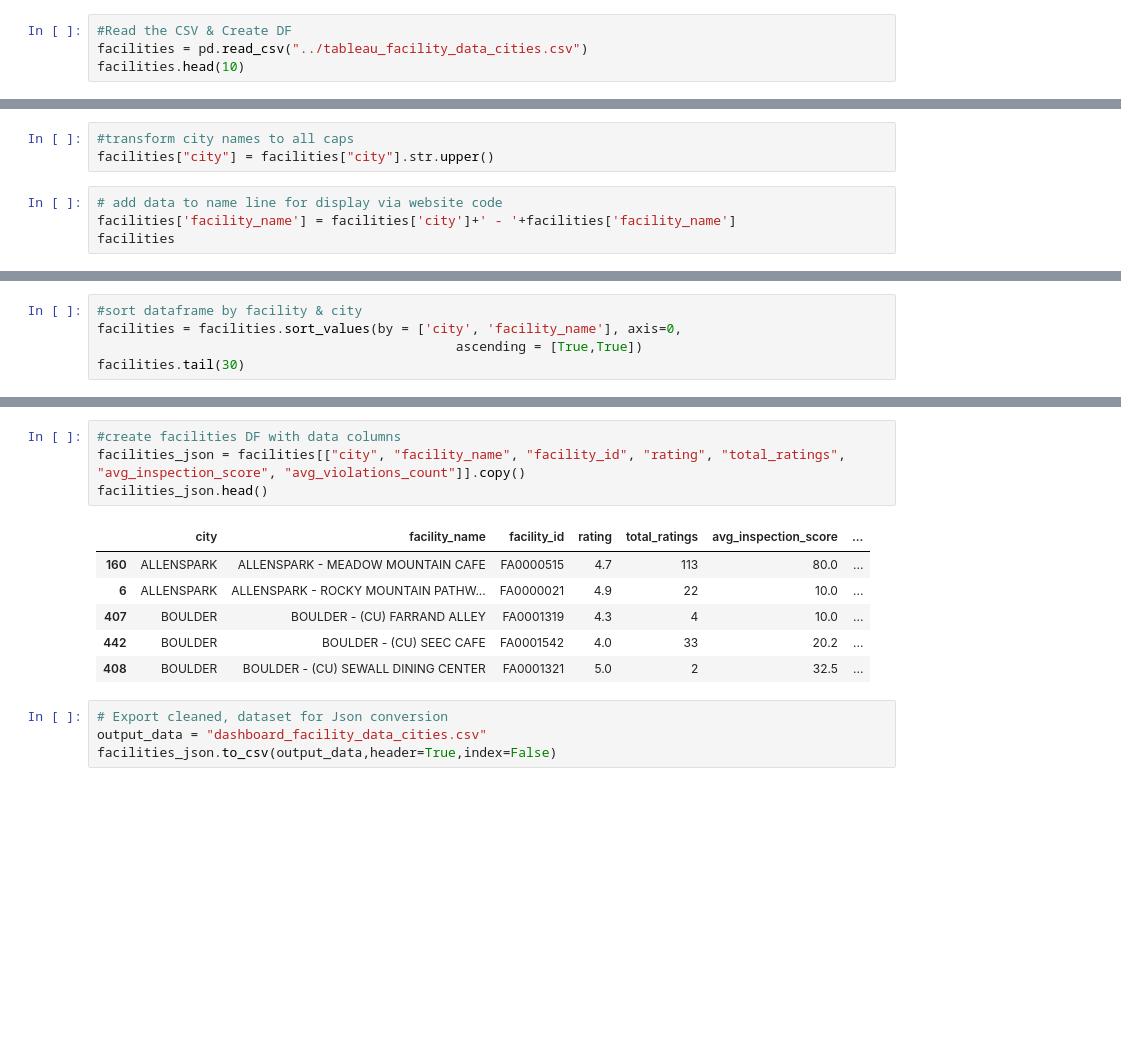
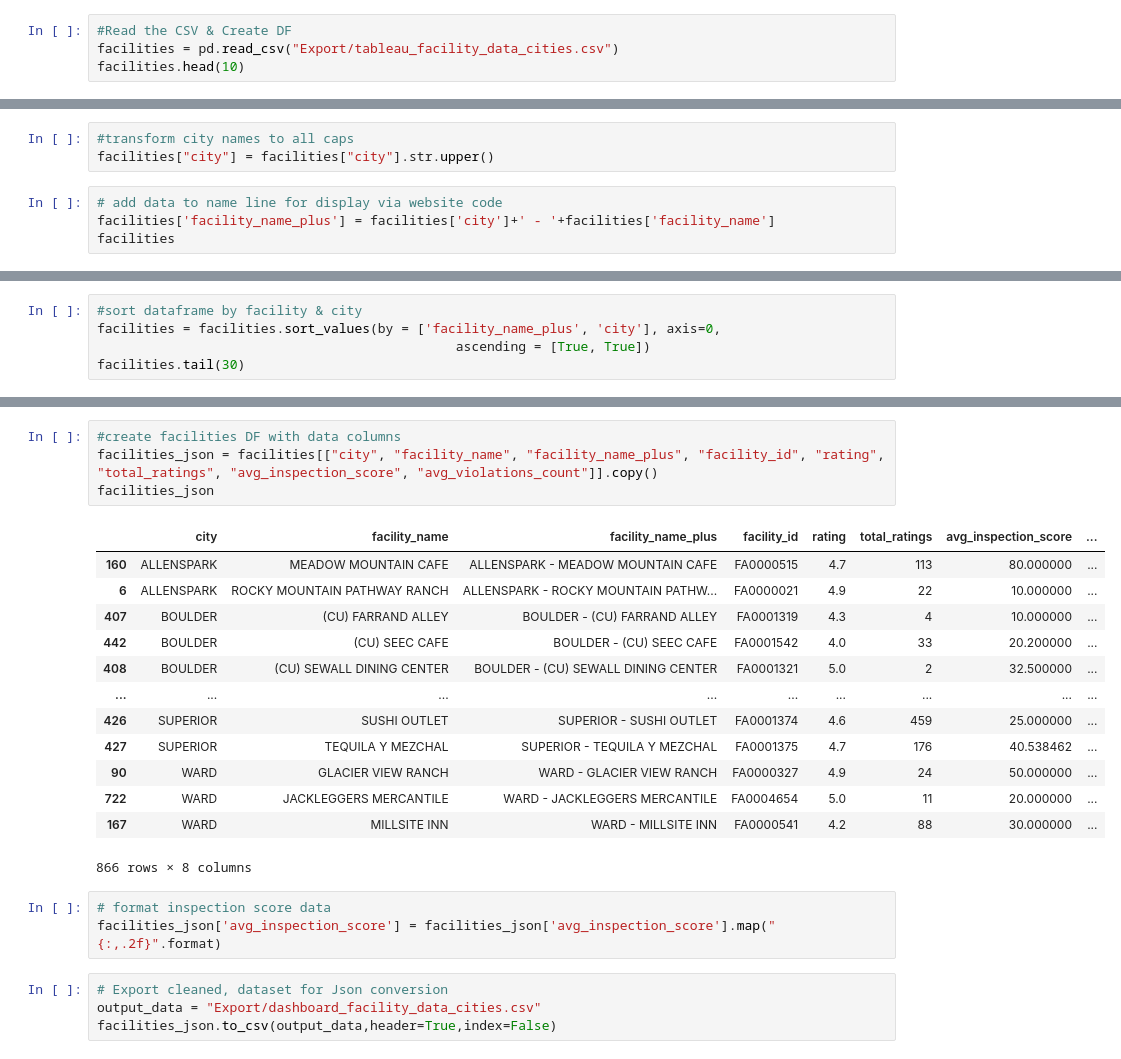
Before and after one commit to kchavez05/boulder-co-health, a Jupyter notebook: Data_Prep/Tableau_cities.ipynb, the cells around one changed output, grey strips where cells are left out. Drawn from its saved outputs; the diff is of its cells as text; blank space fills up the shorter version.

```diff
--- a/Data_Prep/Tableau_cities.ipynb
+++ b/Data_Prep/Tableau_cities.ipynb
@@ -81,7 +82,7 @@ facilities_no_cities.to_csv(output_data,header=True,index=False)
 # Cleaned Facility Data to Json for Dashboard
 # %%
 #Read the CSV & Create DF
-facilities = pd.read_csv("../tableau_facility_data_cities.csv")
+facilities = pd.read_csv("Export/tableau_facility_data_cities.csv")
 facilities.head(10)
 # %% [output]
 |  | facility_id | facility_name | google_lat | google_long | price_level | rating | total_ratings | ... |
@@ -100,7 +101,7 @@ facilities.head(10)
 facilities["city"] = facilities["city"].str.upper()
 # %%
 # add data to name line for display via website code
-facilities['facility_name'] = facilities['city']+' - '+facilities['facility_name']
+facilities['facility_name_plus'] = facilities['city']+' - '+facilities['facility_name']
 facilities
 # %% [output]
 |  | facility_id | facility_name | google_lat | google_long | price_level | rating | total_ratings | ... |
@@ -119,7 +120,7 @@ facilities
 # %%
 #sort dataframe by facility & city
-facilities = facilities.sort_values(by = ['city', 'facility_name'], axis=0,
-                                              ascending = [True,True])
+facilities = facilities.sort_values(by = ['facility_name_plus', 'city'], axis=0,
+                                              ascending = [True, True])
 facilities.tail(30)
 # %% [output]
 |  | facility_id | facility_name | google_lat | google_long | price_level | rating | total_ratings | ... |
@@ -142,17 +143,27 @@ facilities.tail(30)
 # %%
 #create facilities DF with data columns
-facilities_json = facilities[["city", "facility_name", "facility_id", "rating", "total_ratings", "avg_inspection_score", "avg_violations_count"]].copy()
-facilities_json.head()
+facilities_json = facilities[["city", "facility_name", "facility_name_plus", "facility_id", "rating", "total_ratings", "avg_inspection_score", "avg_violations_count"]].copy()
+facilities_json
 # %% [output]
-|  | city | facility_name | facility_id | rating | total_ratings | avg_inspection_score | ... |
-| 160 | ALLENSPARK | ALLENSPARK - MEADOW MOUNTAIN CAFE | FA0000515 | 4.7 | 113 | 80.0 | ... |
-| 6 | ALLENSPARK | ALLENSPARK - ROCKY MOUNTAIN PATHW... | FA0000021 | 4.9 | 22 | 10.0 | ... |
-| 407 | BOULDER | BOULDER - (CU) FARRAND ALLEY | FA0001319 | 4.3 | 4 | 10.0 | ... |
-| 442 | BOULDER | BOULDER - (CU) SEEC CAFE | FA0001542 | 4.0 | 33 | 20.2 | ... |
-| 408 | BOULDER | BOULDER - (CU) SEWALL DINING CENTER | FA0001321 | 5.0 | 2 | 32.5 | ... |
+|  | city | facility_name | facility_name_plus | facility_id | rating | total_ratings | avg_inspection_score | ... |
+| 160 | ALLENSPARK | MEADOW MOUNTAIN CAFE | ALLENSPARK - MEADOW MOUNTAIN CAFE | FA0000515 | 4.7 | 113 | 80.000000 | ... |
+| 6 | ALLENSPARK | ROCKY MOUNTAIN PATHWAY RANCH | ALLENSPARK - ROCKY MOUNTAIN PATHW... | FA0000021 | 4.9 | 22 | 10.000000 | ... |
+| 407 | BOULDER | (CU) FARRAND ALLEY | BOULDER - (CU) FARRAND ALLEY | FA0001319 | 4.3 | 4 | 10.000000 | ... |
+| 442 | BOULDER | (CU) SEEC CAFE | BOULDER - (CU) SEEC CAFE | FA0001542 | 4.0 | 33 | 20.200000 | ... |
+| 408 | BOULDER | (CU) SEWALL DINING CENTER | BOULDER - (CU) SEWALL DINING CENTER | FA0001321 | 5.0 | 2 | 32.500000 | ... |
+| ... | ... | ... | ... | ... | ... | ... | ... | ... |
+| 426 | SUPERIOR | SUSHI OUTLET | SUPERIOR - SUSHI OUTLET | FA0001374 | 4.6 | 459 | 25.000000 | ... |
+| 427 | SUPERIOR | TEQUILA Y MEZCHAL | SUPERIOR - TEQUILA Y MEZCHAL | FA0001375 | 4.7 | 176 | 40.538462 | ... |
+| 90 | WARD | GLACIER VIEW RANCH | WARD - GLACIER VIEW RANCH | FA0000327 | 4.9 | 24 | 50.000000 | ... |
+| 722 | WARD | JACKLEGGERS MERCANTILE | WARD - JACKLEGGERS MERCANTILE | FA0004654 | 5.0 | 11 | 20.000000 | ... |
+| 167 | WARD | MILLSITE INN | WARD - MILLSITE INN | FA0000541 | 4.2 | 88 | 30.000000 | ... |
+866 rows × 8 columns
+# %%
+# format inspection score data
+facilities_json['avg_inspection_score'] = facilities_json['avg_inspection_score'].map("{:,.2f}".format)
 # %%
 # Export cleaned, dataset for Json conversion
-output_data = "dashboard_facility_data_cities.csv"
+output_data = "Export/dashboard_facility_data_cities.csv"
 facilities_json.to_csv(output_data,header=True,index=False)
 # %%
 # function to create json from CSV
```
Also changed, not shown: parts of 8 cells of this notebook, 8 other files.
